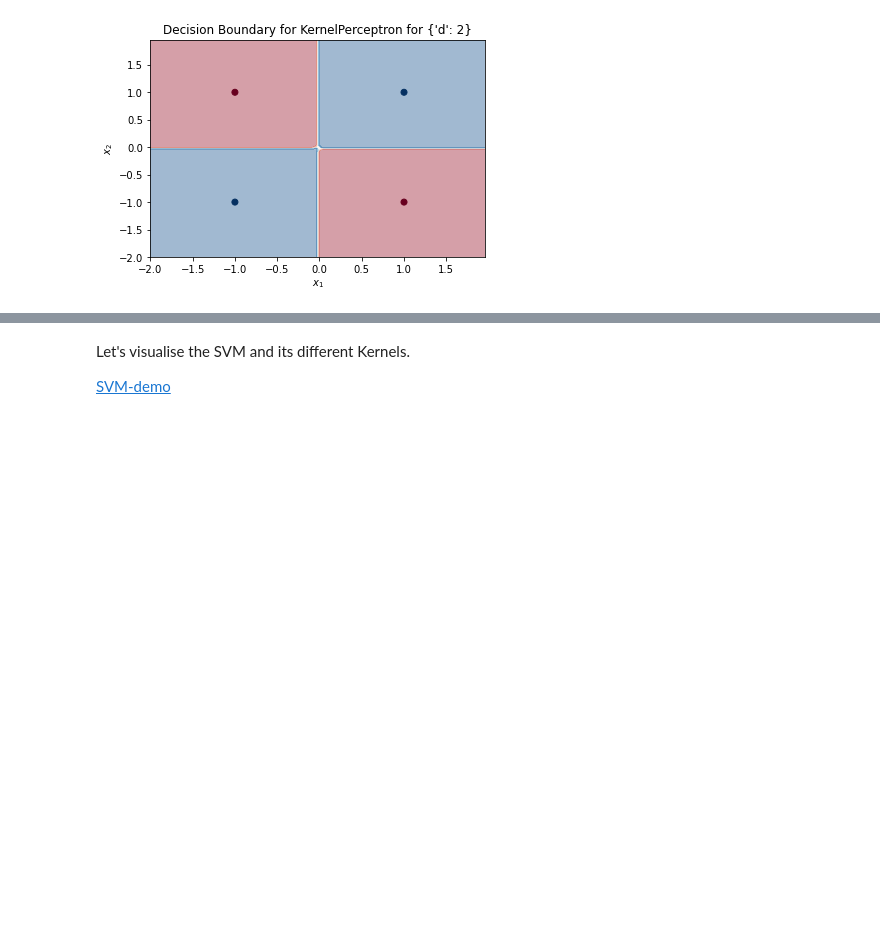
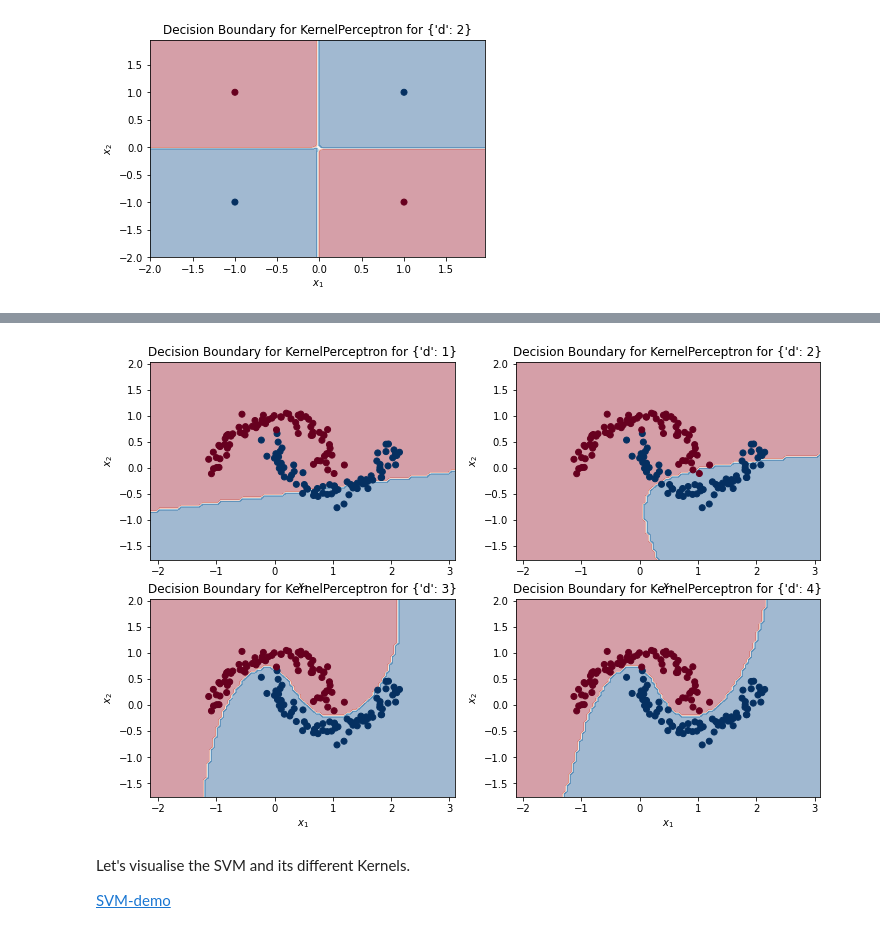
Before and after one commit to nerrma/tutoring, a Jupyter notebook: notebooks/KernelMethods-Lab.ipynb, the cells around one changed output, grey strips where cells are left out. Saved outputs shown, nothing was run; the diff lists cells and outputs as text; code cells hidden in the pictures; blank space fills up the shorter version.

```diff
--- a/notebooks/KernelMethods-Lab.ipynb
+++ b/notebooks/KernelMethods-Lab.ipynb
@@ -227,3 +248,12 @@ for i, ax in enumerate(axs.flat):
+# %%
+fig, axs = plt.subplots(2, 2, figsize=(12, 8))
+d_grid = np.arange(1, 5)
+for i, ax in enumerate(axs.flat):
+    kp = KernelPerceptron(polynomial_kernel, kernel_args={"d": d_grid[i]})
+    kp.fit(X, y)
+    plot_decision_boundary(X, y, kp, ax)
+# %% [output]
+[figure, added]
 # %% [markdown]
 Let's visualise the SVM and its different Kernels.
 
```
Also changed, not shown: parts of 12 cells of this notebook.
